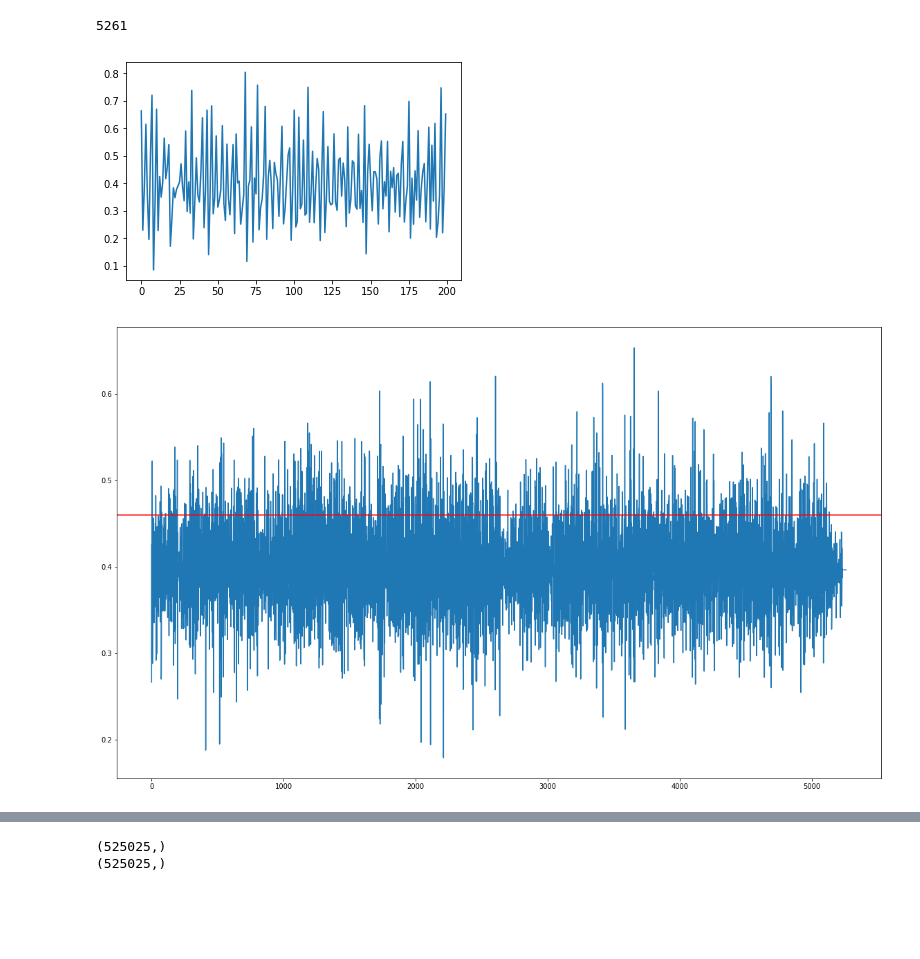
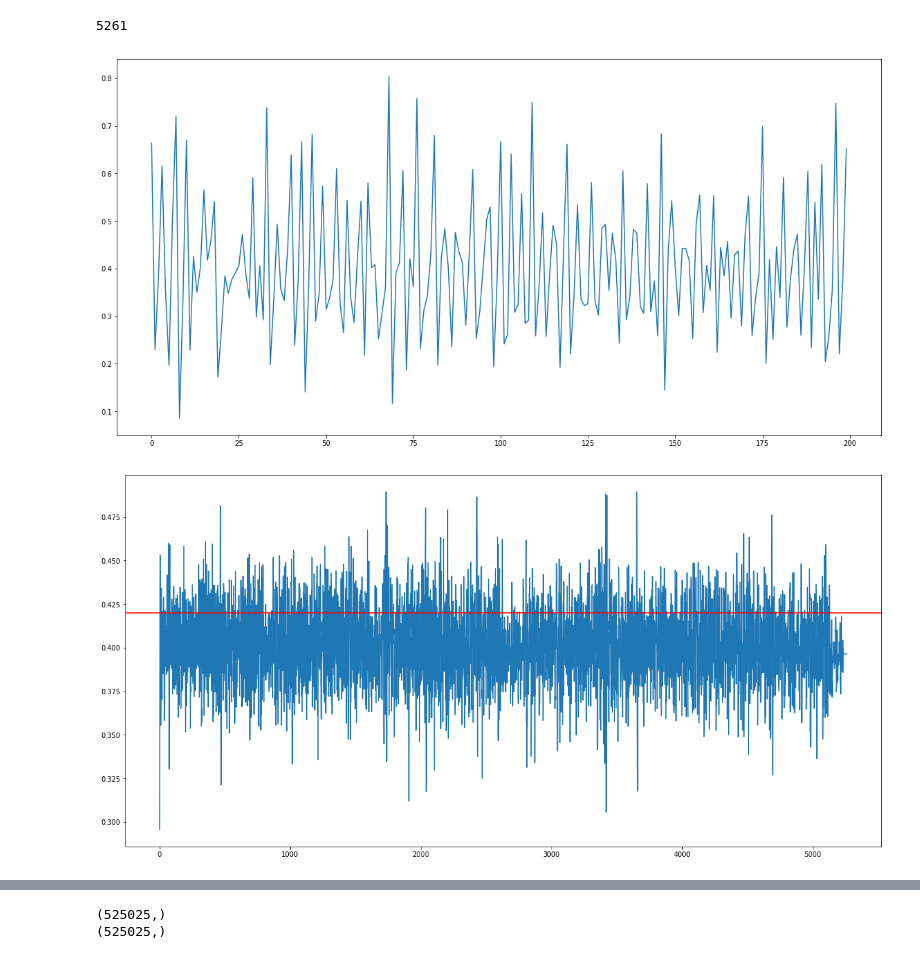
Before and after one commit to hedonistrh/SpChangeDetect, a Jupyter notebook: Speaker2Vec_dev.ipynb, the cells around one changed output, grey strips where cells are left out. Cells and saved outputs as stored; diff of their text form; code cells hidden in the pictures; blank space fills up the shorter version.

```diff
--- a/Speaker2Vec_dev.ipynb
+++ b/Speaker2Vec_dev.ipynb
@@ -364,7 +346,7 @@ def create_prediction(wav_file, hop, win_len, threshold, embedding_system):
     # Now, we should apply lowpass filter to get smooth KL curve.
     # https://stats.stackexchange.com/questions/323069/can-kl-divergence-ever-be-greater-than-1
     # https://stackoverflow.com/questions/20618804/how-to-smooth-a-curve-in-the-right-way
-    KL_array_smooth = savgol_filter(KL_array_to_0_1, 11, 7)
+    KL_array_smooth = savgol_filter(KL_array_to_0_1, 21, 7)
     KL_array_smooth = np.asarray(KL_array_smooth)
 
     offset = 0
@@ -464,7 +446,7 @@ def prediction_output_to_array(filename, hop, win_len):
 - Get all possible speaker homogeneous regions,
 - Retrain the same DNN again on these homogeneous segments of speech.
 # %%
-change_points, arr, arr_s = create_prediction('./amicorpus/EN2001a/audio/EN2001a.Mix-Headset.wav', hop=10, win_len=25, threshold=0.46, embedding_system=embedding_system)
+change_points, arr, arr_s = create_prediction('./amicorpus/EN2001a/audio/EN2001a.Mix-Headset.wav', hop=10, win_len=25, threshold=0.42, embedding_system=embedding_system)
 # %%
 def pred_file_to_frame(filename, hop, win_len, boost_for_imbalance=False, how_much_boost = 3):
 
@@ -517,15 +499,15 @@ pp.rcParams['figure.figsize'] = (19.8, 10.0)
 
 pp.show()
 # %% [output]
-[figure, old version]
+[figure, new version]
 # %%
 pp.plot(arr_s)
 pp.rcParams['figure.figsize'] = (19.8, 12.0)
 
-pp.axhline(y=0.46, color='r', linestyle='-')
+pp.axhline(y=0.42, color='r', linestyle='-')
 pp.show()
 # %% [output]
-[figure, old version]
+[figure, new version]
 # %%
 pp.plot(grounth_truth_matrix("EN2001a", 10, 25))
 pp.show()
```
Also changed, not shown: parts of 3 cells of this notebook.
